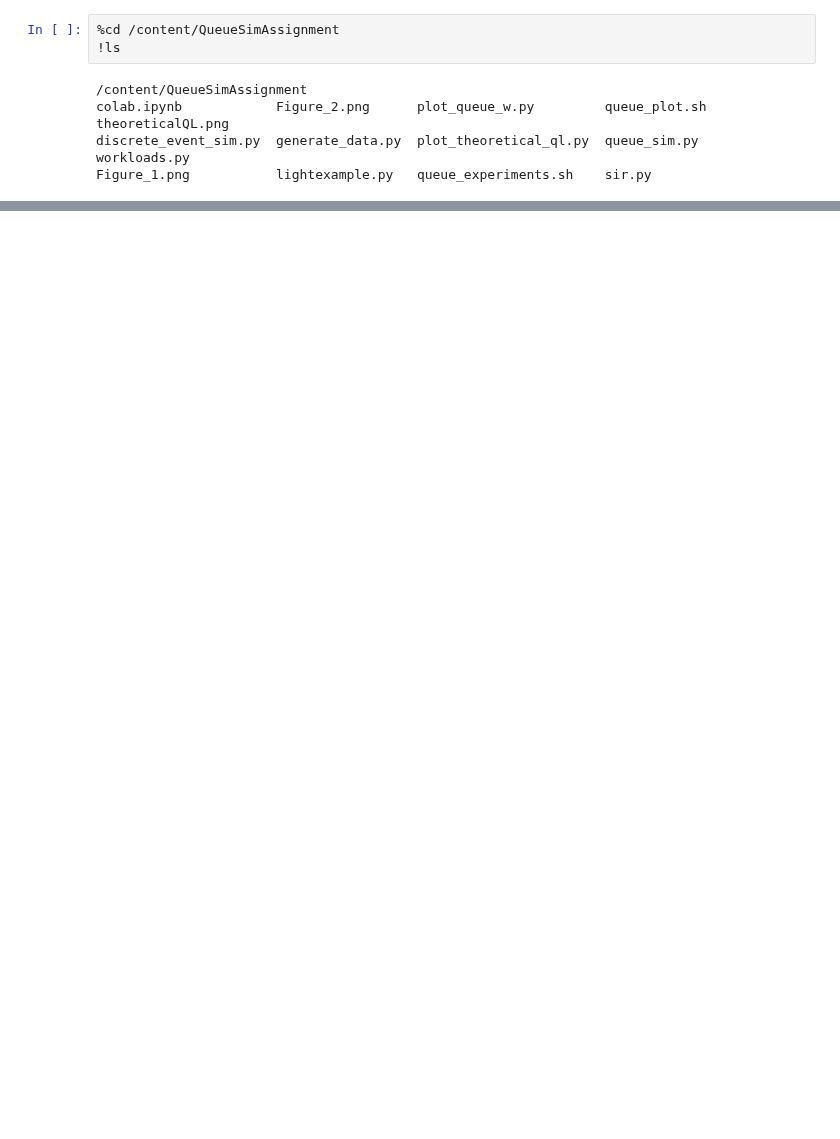
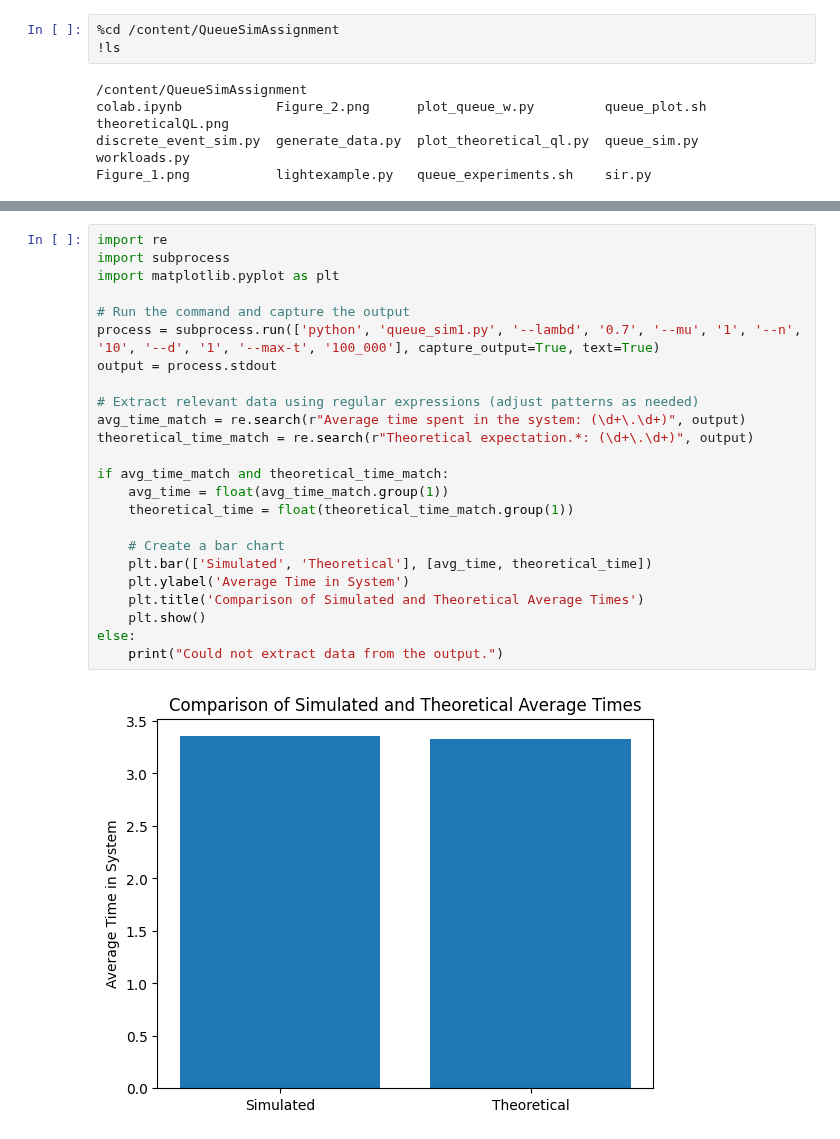
Before and after one commit to jalilrohi1/QueueSimAssignment, a Jupyter notebook: colab.ipynb, the cells around one changed output, grey strips where cells are left out. Cells and saved outputs as stored; diff of their text form; blank space fills up the shorter version.

```diff
--- a/colab.ipynb
+++ b/colab.ipynb
@@ -20,0 +26,26 @@ Figure_1.png           lightexample.py   queue_experiments.sh    sir.py
+# %%
+import re
+import subprocess
+import matplotlib.pyplot as plt
+
+# Run the command and capture the output
+process = subprocess.run(['python', 'queue_sim1.py', '--lambd', '0.7', '--mu', '1', '--n', '10', '--d', '1', '--max-t', '100_000'], capture_output=True, text=True)
+output = process.stdout
+
+# Extract relevant data using regular expressions (adjust patterns as needed)
+avg_time_match = re.search(r"Average time spent in the system: (\d+\.\d+)", output)
+theoretical_time_match = re.search(r"Theoretical expectation.*: (\d+\.\d+)", output)
+
+if avg_time_match and theoretical_time_match:
+    avg_time = float(avg_time_match.group(1))
+    theoretical_time = float(theoretical_time_match.group(1))
+
+    # Create a bar chart
+    plt.bar(['Simulated', 'Theoretical'], [avg_time, theoretical_time])
+    plt.ylabel('Average Time in System')
+    plt.title('Comparison of Simulated and Theoretical Average Times')
+    plt.show()
+else:
+    print("Could not extract data from the output.")
+# %% [output]
+[figure, added]
```
Also changed, not shown: parts of 5 cells of this notebook.
